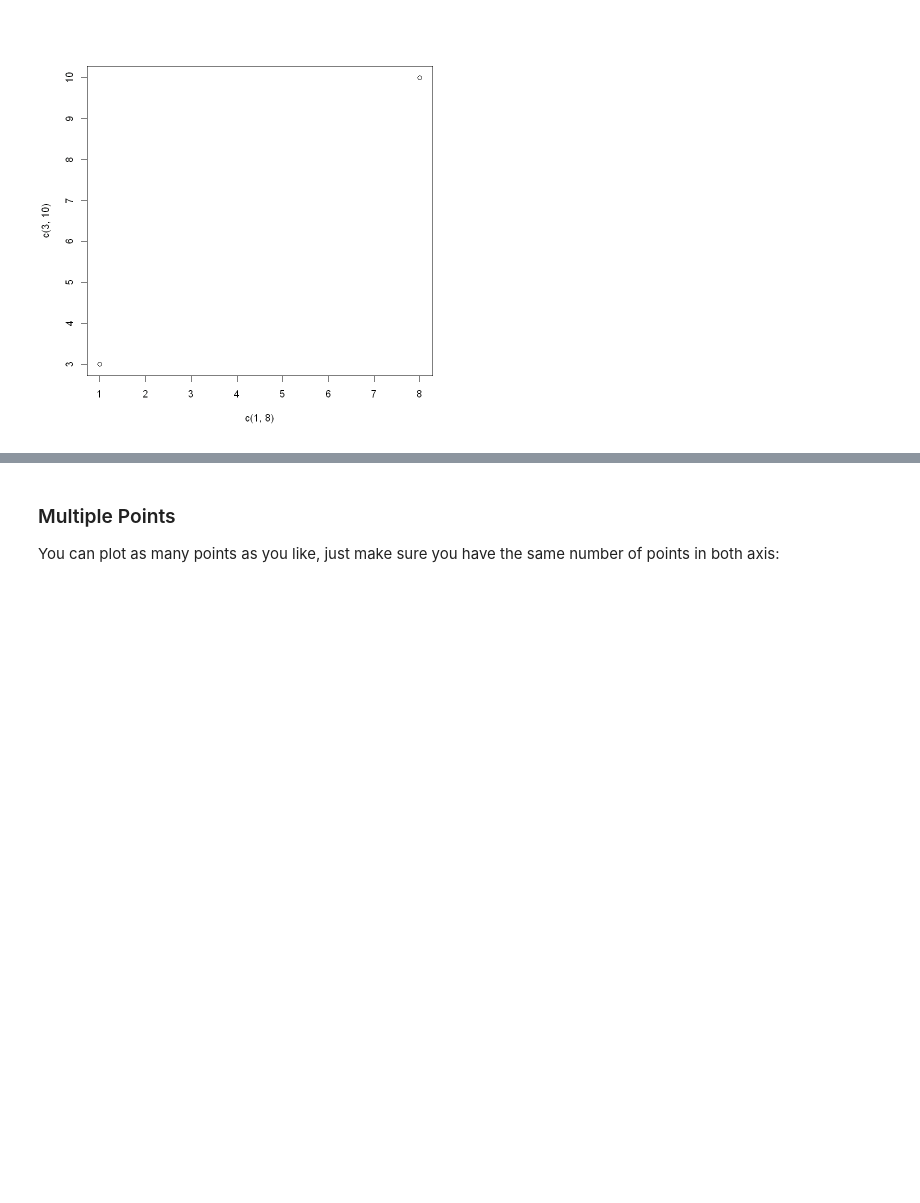
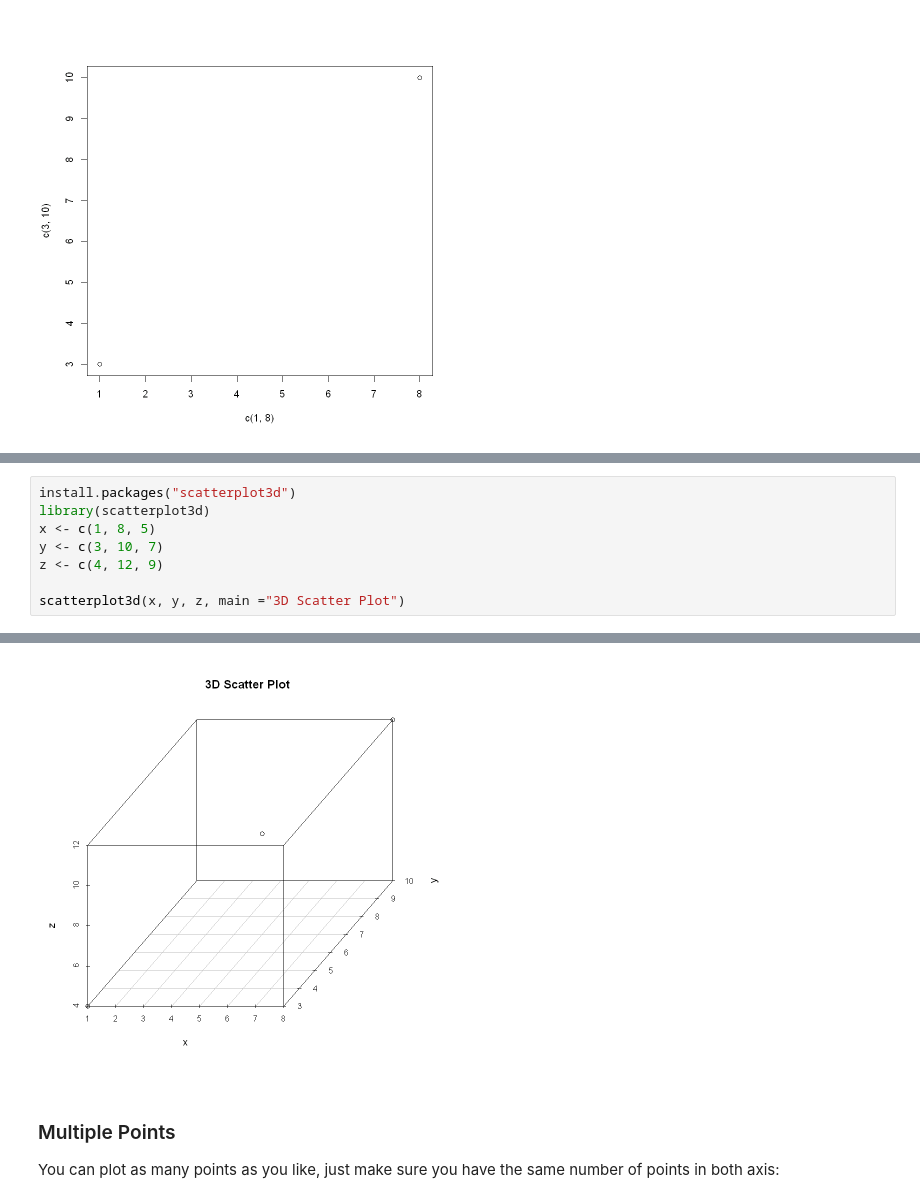
Before and after one commit to prodigy234/Complete_Data_Science_Full_Course, a Jupyter notebook: R Programming/17.R Plotting.ipynb, the cells around one changed output, grey strips where cells are left out. Cells and saved outputs as stored; diff of their text form; blank space fills up the shorter version.

```diff
--- a/R Programming/17.R Plotting.ipynb
+++ b/R Programming/17.R Plotting.ipynb
@@ -52,0 +53,9 @@ In conclusion, R connects values by position - the first X goes with the first Y
+# %%
+install.packages("scatterplot3d")
+library(scatterplot3d)
+x <- c(1, 8, 5)
+y <- c(3, 10, 7)
+z <- c(4, 12, 9)
+
+scatterplot3d(x, y, z, main ="3D Scatter Plot")
+# %% [output]
@@ -53,3 +64,4 @@ In conclusion, R connects values by position - the first X goes with the first Y
+[figure, added]
 # %% [markdown]
 ### Multiple Points
 
```
Also changed, not shown: parts of 8 cells of this notebook.
